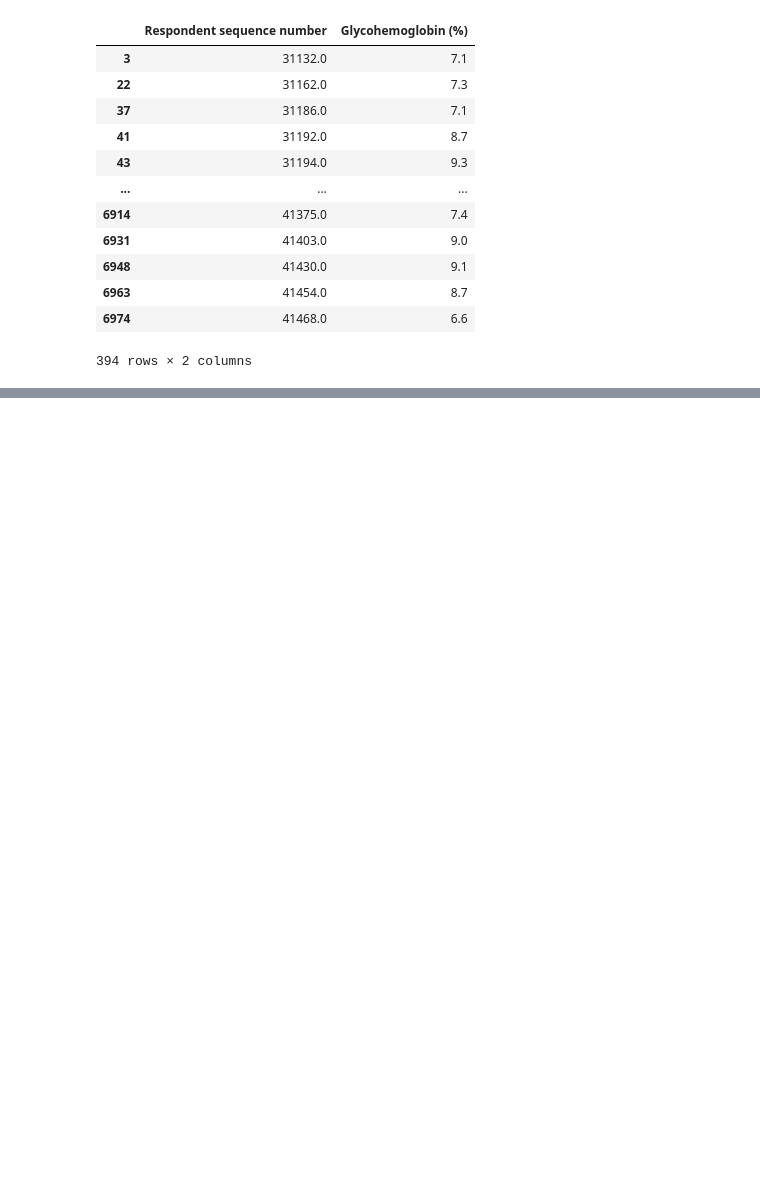
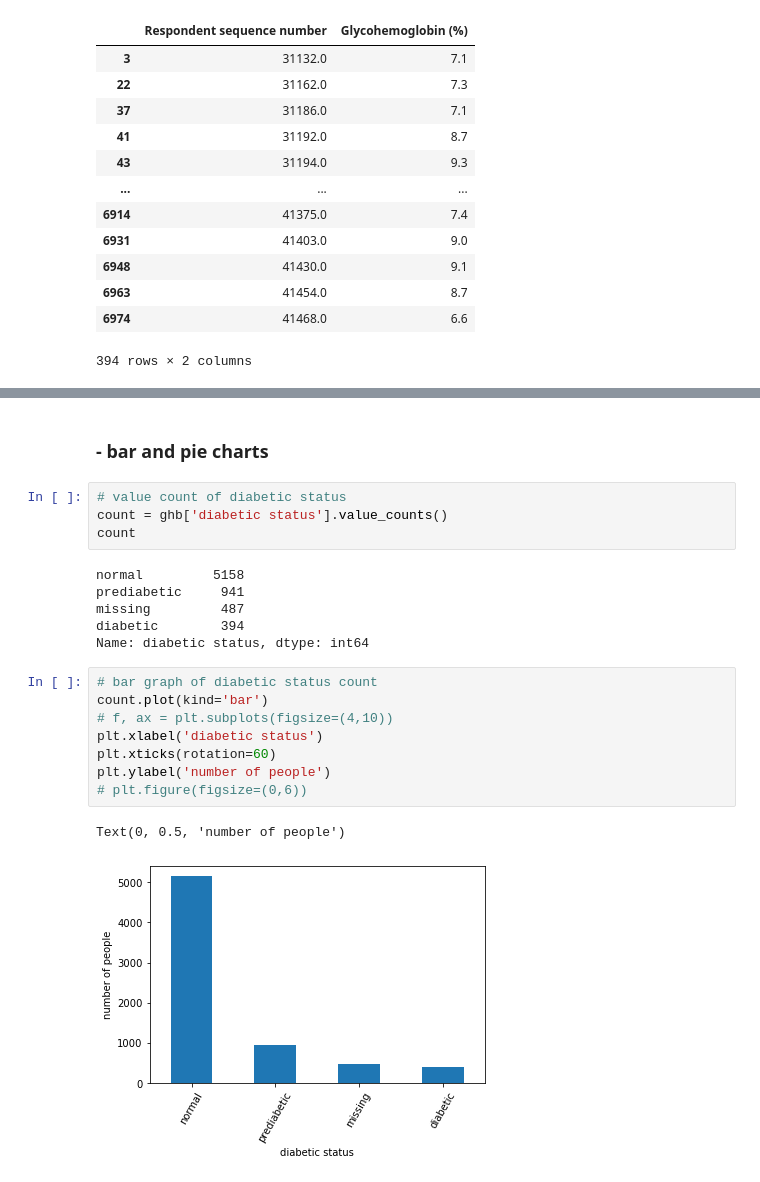
Before and after one commit to amyylin1/NHANES_Dietary_Data, a Jupyter notebook: exam_data.ipynb, the cells around one changed output, grey strips where cells are left out. Drawn from its saved outputs; the diff is of its cells as text; blank space fills up the shorter version.

```diff
--- a/exam_data.ipynb
+++ b/exam_data.ipynb
@@ -413,0 +509,23 @@ ValueError: If using all scalar values, you must pass an index
+# %% [markdown]
+### - bar and pie charts
+# %%
+# value count of diabetic status
+count = ghb['diabetic status'].value_counts()
+count
+# %% [output]
+normal         5158
+prediabetic     941
+missing         487
+diabetic        394
+Name: diabetic status, dtype: int64
+# %%
+# bar graph of diabetic status count
+count.plot(kind='bar')
+# f, ax = plt.subplots(figsize=(4,10))
+plt.xlabel('diabetic status')
+plt.xticks(rotation=60)
+plt.ylabel('number of people')
+# plt.figure(figsize=(0,6))
+# %% [output]
+Text(0, 0.5, 'number of people')
+[figure, added]
```
Also changed, not shown: parts of 49 cells of this notebook, 3 other files.
